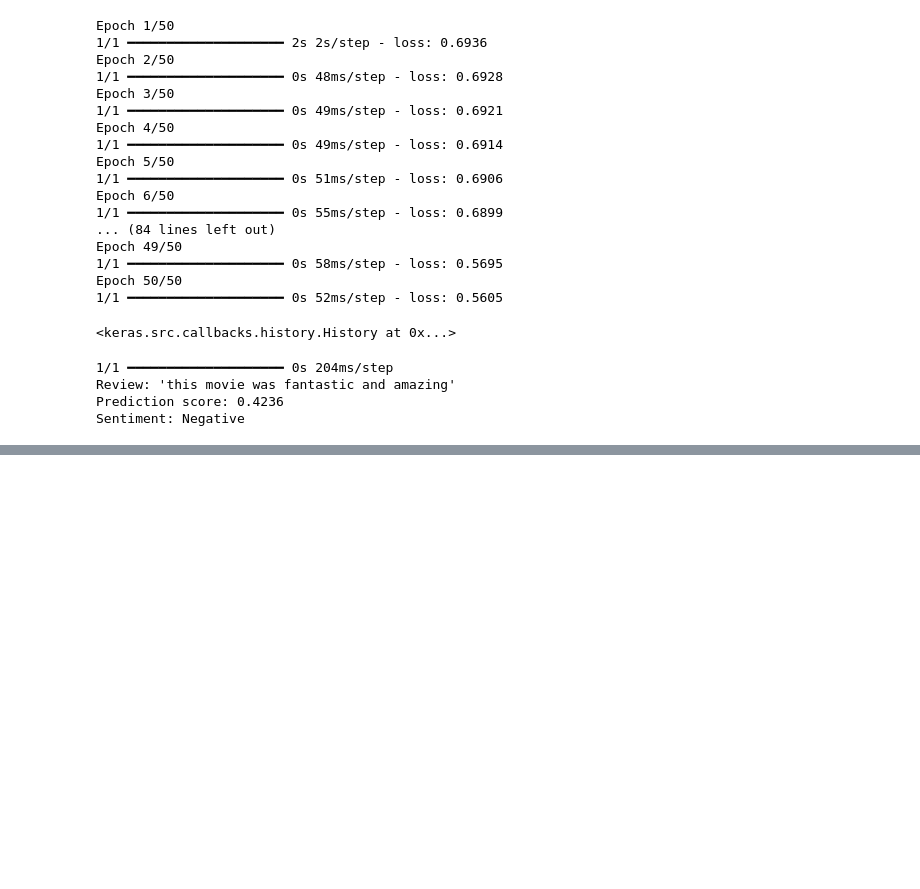
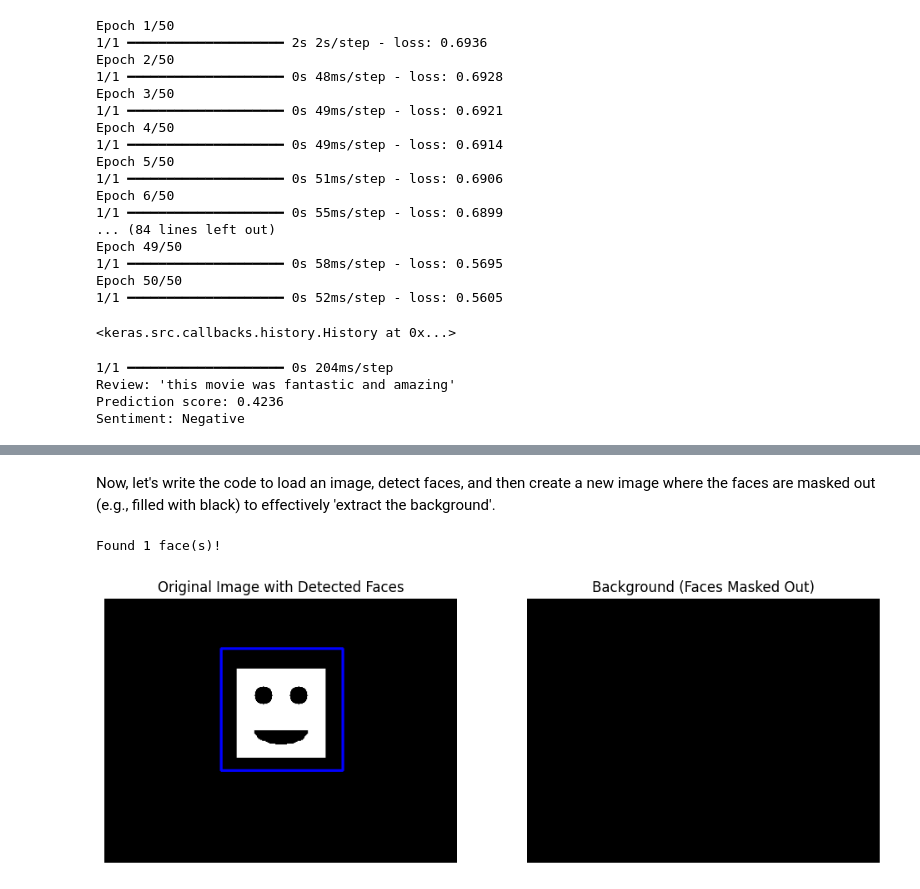
Before and after one commit to vansh-virmani/NextGenAI, a Jupyter notebook: LSTM.ipynb, the cells around one changed output, grey strips where cells are left out. Cells and saved outputs as stored; diff of their text form; code cells hidden in the pictures; blank space fills up the shorter version.

```diff
--- a/LSTM.ipynb
+++ b/LSTM.ipynb
@@ -90,0 +112,80 @@ Sentiment: Negative
+# %% [markdown]
+Now, let's write the code to load an image, detect faces, and then create a new image where the faces are masked out (e.g., filled with black) to effectively 'extract the background'.
+# %%
+import cv2
+import matplotlib.pyplot as plt
+import numpy as np
+
+# Load the pre-trained face cascade classifier
+face_cascade = cv2.CascadeClassifier('haarcascade_frontalface_default.xml')
+
+# --- Example Image (You can upload your own or use a sample) ---
+# For demonstration, let's create a dummy image with a face-like structure
+# In a real scenario, you would load an actual image:
+# img = cv2.imread('path/to/your/image.jpg')
+# if img is None:
+#     print("Error: Could not load image. Please check the path.")
+#     exit()
+
+# Create a dummy image for demonstration
+img = np.zeros((300, 400, 3), dtype=np.uint8) # Black image
+# Add a 'face' (e.g., a white rectangle)
+cv2.rectangle(img, (150, 80), (250, 180), (255, 255, 255), -1) # White rectangle as face
+cv2.circle(img, (180, 110), 10, (0, 0, 0), -1) # Left eye
+cv2.circle(img, (220, 110), 10, (0, 0, 0), -1) # Right eye
+cv2.ellipse(img, (200, 150), (30, 15), 0, 0, 180, (0, 0, 0), -1) # Mouth
+
+# Convert the image to grayscale (face detection works better on grayscale)
+gray = cv2.cvtColor(img, cv2.COLOR_BGR2GRAY)
+
+# Detect faces in the image
+# The detectMultiScale function detects objects of different sizes in the input image.
+# The detected objects are returned as a list of rectangles.
+faces = face_cascade.detectMultiScale(
+    gray,
+    scaleFactor=1.1,
+    minNeighbors=5,
+    minSize=(30, 30),
+    flags=cv2.CASCADE_SCALE_IMAGE
+)
+
+# Create a copy of the original image to draw on and for background extraction
+img_with_faces_masked = img.copy()
+
+# If faces are detected, process them
+if len(faces) > 0:
+    print(f"Found {len(faces)} face(s)!")
+    for (x, y, w, h) in faces:
+        # Draw a rectangle around the detected face on the original image (optional for visualization)
+        cv2.rectangle(img, (x, y), (x+w, y+h), (255, 0, 0), 2)
+
+        # Mask out the face region from the copy to get the 'background'
+        # Fill the face region with black (0,0,0) - this extracts the background by removing the face
+        cv2.rectangle(img_with_faces_masked, (x, y), (x+w, y+h), (0, 0, 0), -1) # -1 for filled rectangle
+
+        # Alternatively, to blur the face:
+        # face_roi = img_with_faces_masked[y:y+h, x:x+w]
+        # face_roi = cv2.GaussianBlur(face_roi, (99, 99), 30)
+        # img_with_faces_masked[y:y+h, x:x+w] = face_roi
+
+    # Display the original image with detected faces and the background extracted image
+    plt.figure(figsize=(12, 6))
+    plt.subplot(1, 2, 1)
+    plt.imshow(cv2.cvtColor(img, cv2.COLOR_BGR2RGB))
+    plt.title('Original Image with Detected Faces')
+    plt.axis('off')
+
+    plt.subplot(1, 2, 2)
+    plt.imshow(cv2.cvtColor(img_with_faces_masked, cv2.COLOR_BGR2RGB))
+    plt.title('Background (Faces Masked Out)')
+    plt.axis('off')
+    plt.show()
+else:
+    print("No faces detected.")
+    plt.imshow(cv2.cvtColor(img, cv2.COLOR_BGR2RGB))
+    plt.title('Original Image (No Faces Detected)')
+    plt.axis('off')
+    plt.show()
+# %% [output]
+Found 1 face(s)!
+[figure, added]
```
Also changed, not shown: parts of 3 cells of this notebook.
